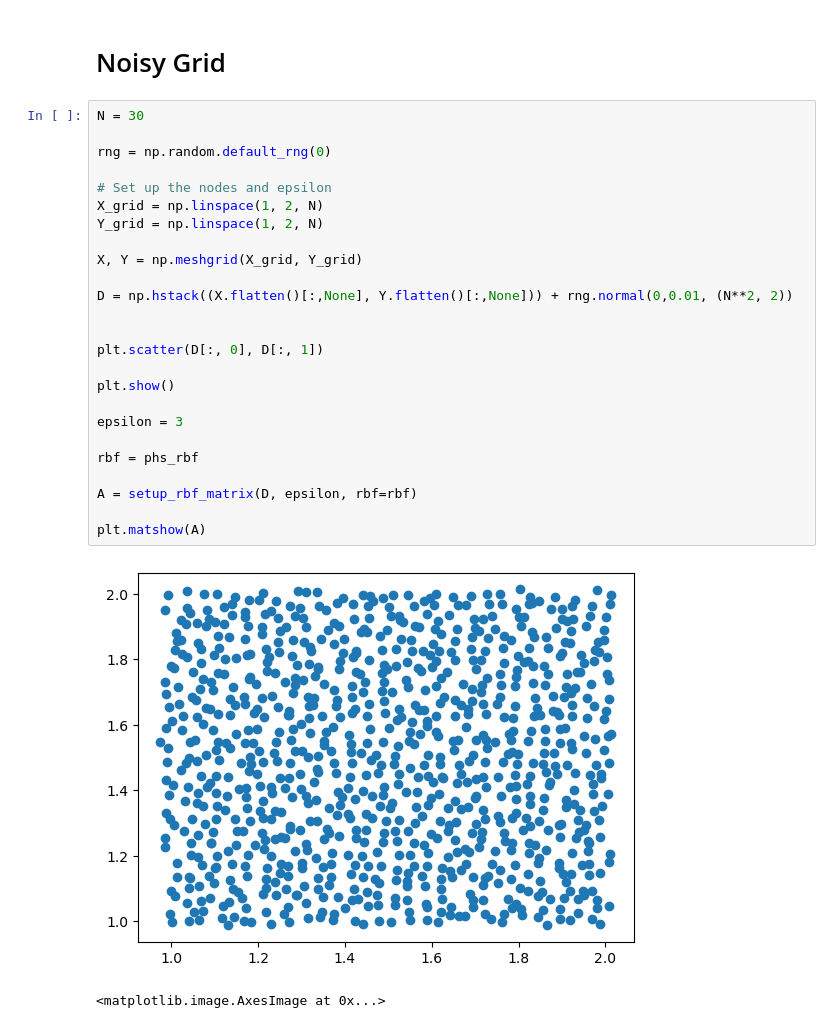
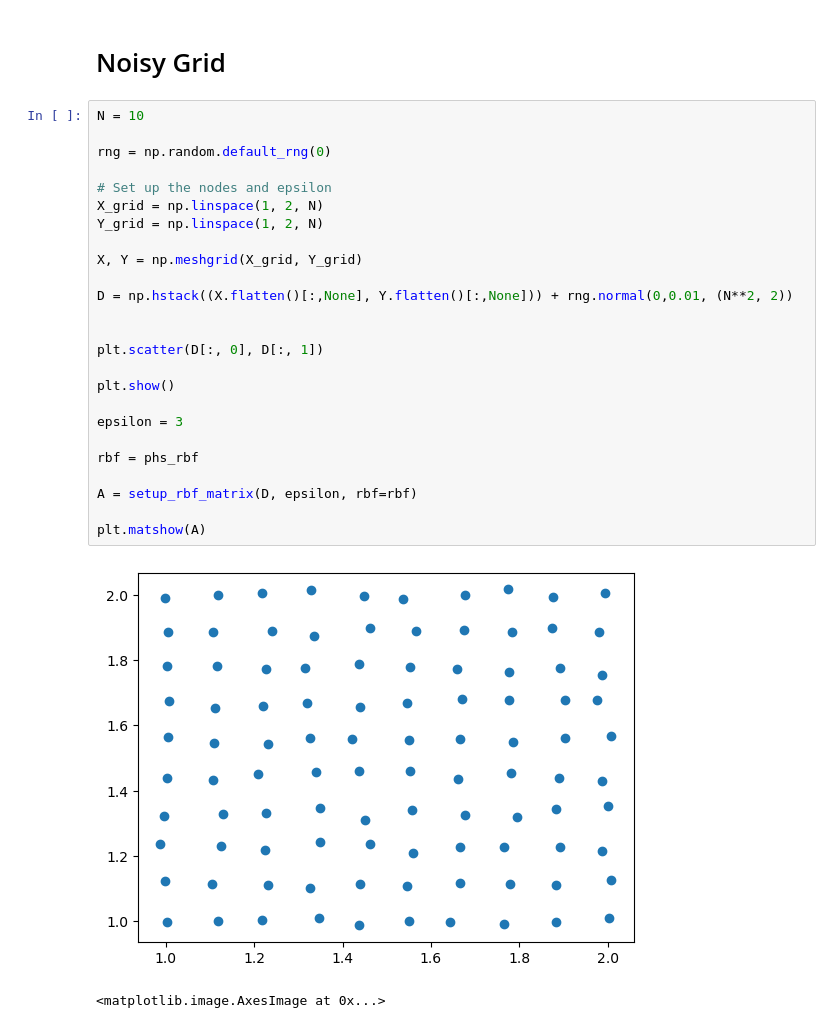
Before and after one commit to kvndhrty/RBF-FDax, a Jupyter notebook: notebooks/rbf_dev_2d.ipynb, the cells around one changed output. Cells and saved outputs as stored; diff of their text form.

```diff
--- a/notebooks/rbf_dev_2d.ipynb
+++ b/notebooks/rbf_dev_2d.ipynb
@@ -139,30 +136,30 @@ plt.show()
 # %% [markdown]
 # Noisy Grid
 # %%
-N = 30
+N = 10
 
 rng = np.random.default_rng(0)
 
 # Set up the nodes and epsilon
 X_grid = np.linspace(1, 2, N)
 Y_grid = np.linspace(1, 2, N)
 
 X, Y = np.meshgrid(X_grid, Y_grid)
 
 D = np.hstack((X.flatten()[:,None], Y.flatten()[:,None])) + rng.normal(0,0.01, (N**2, 2))
 
 
 plt.scatter(D[:, 0], D[:, 1])
 
 plt.show()
 
 epsilon = 3
 
 rbf = phs_rbf
 
 A = setup_rbf_matrix(D, epsilon, rbf=rbf)
 
 plt.matshow(A)
 # %% [output]
-[figure, old version]
+[figure, new version]
 <matplotlib.image.AxesImage at 0x...>
```
Also changed, not shown: parts of 9 cells of this notebook, 3 other files.
